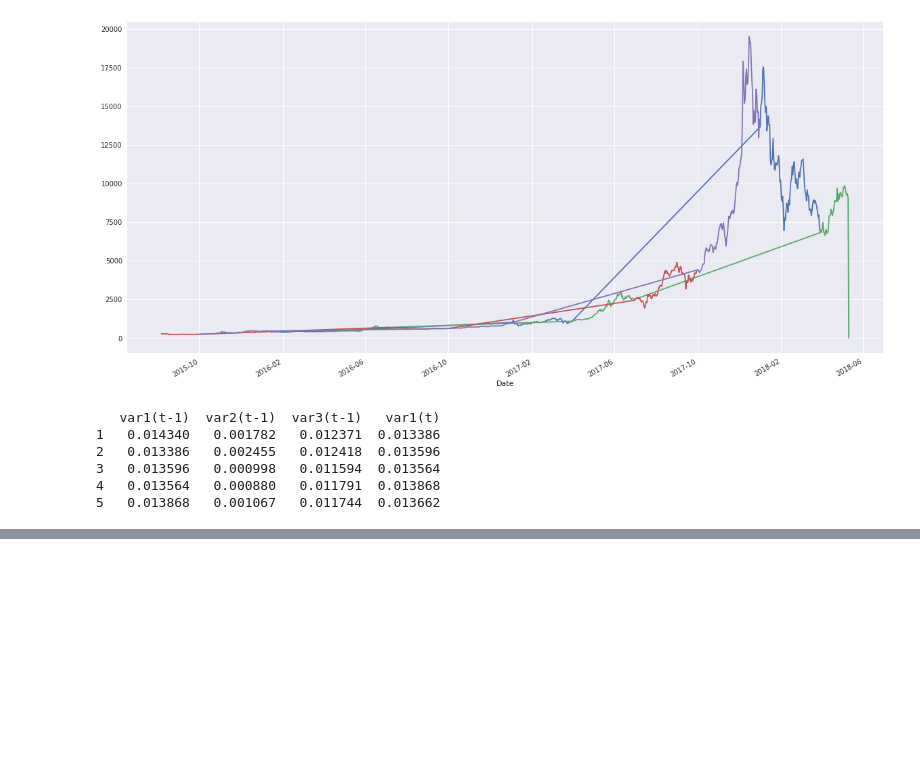
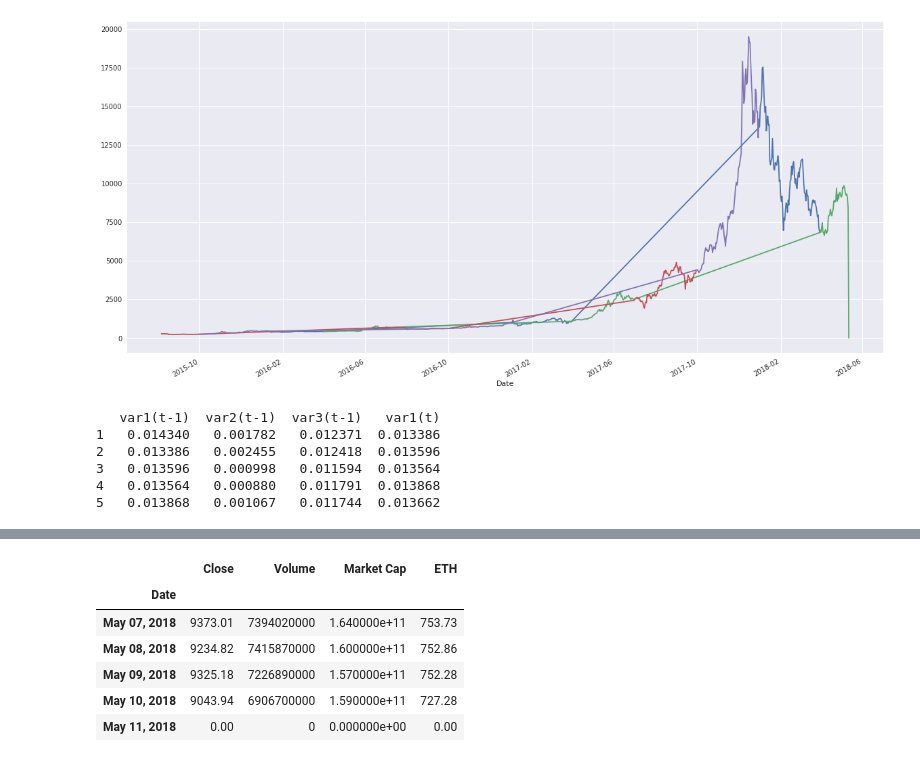
Before and after one commit to TrungAnh1812/essay, a Jupyter notebook: Untitled.ipynb, the cells around one changed output, grey strips where cells are left out. Cells and saved outputs as stored; diff of their text form; code cells hidden in the pictures; blank space fills up the shorter version.

```diff
--- a/Untitled.ipynb
+++ b/Untitled.ipynb
@@ -209,0 +242,12 @@ inv_y.shape
+# %%
+data = pd.read_csv('eth_price.csv', index_col="Date")
+
+data.tail()
+# %% [output]
+|  | Close | Volume | Market Cap | ETH |
+| Date |  |  |  |  |
+| May 07, 2018 | 9373.01 | 7394020000 | 1.640000e+11 | 753.73 |
+| May 08, 2018 | 9234.82 | 7415870000 | 1.600000e+11 | 752.86 |
+| May 09, 2018 | 9325.18 | 7226890000 | 1.570000e+11 | 752.28 |
+| May 10, 2018 | 9043.94 | 6906700000 | 1.590000e+11 | 727.28 |
+| May 11, 2018 | 0.00 | 0 | 0.000000e+00 | 0.00 |
```
Also changed, not shown: parts of 17 cells of this notebook, 2 other files.
